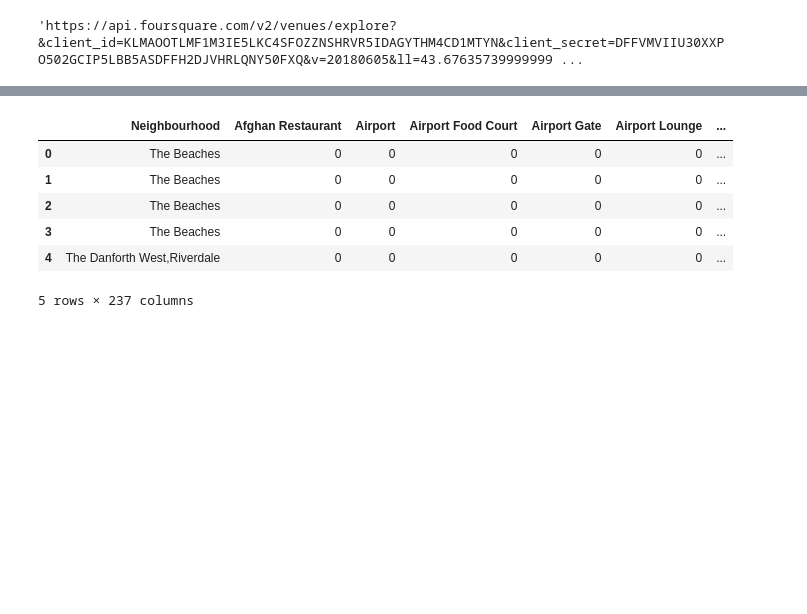
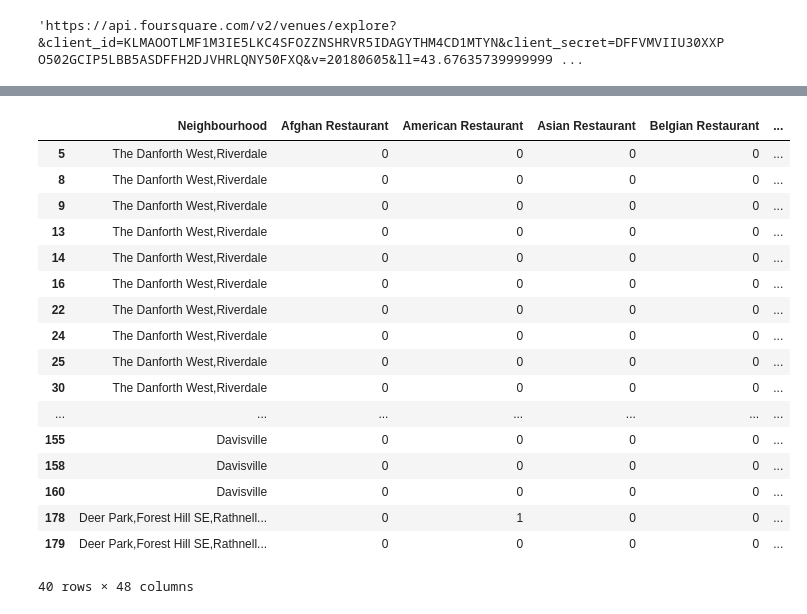
Before and after one commit to amsh1990/Coursera_Capstone, a Jupyter notebook: Toronto.ipynb, the cells around one changed output, grey strips where cells are left out. Drawn from its saved outputs; the diff is of its cells as text; code cells hidden in the pictures; blank space fills up the shorter version.

```diff
--- a/Toronto.ipynb
+++ b/Toronto.ipynb
@@ -298,7 +315,7 @@ CLIENT_SECRET:DFFVMVIIU30XXPO502GCIP5LBB5ASDFFH2DJVHRLQNY50FXQ
 
 LIMIT = 100 # limit of number of venues returned by Foursquare API
 
-radius = 500 # define radius
+radius = 750 # define radius
 
 for lat, long, neighbourhood in zip(Toronto_data['Latitude'], Toronto_data['Longitude'], Toronto_data['Neighbourhood']):
 
@@ -331,7 +348,7 @@ Latitude and longitude values of The Beaches are 43.67635739999999, -79.2930312.
 
 LIMIT = 100 # limit of number of venues returned by Foursquare API
 
-radius = 500 # define radius
+radius = 750 # define radius
 
  # create URL
 url = 'https://api.foursquare.com/v2/venues/explore?&client_id={}&client_secret={}&v={}&ll={},{}&radius={}&limit={}'.format(
@@ -479,0 +505,4 @@ Toronto_venues.head()
+# %%
+Toronto_foodvenuess=Toronto_venues[Toronto_venues['Venue Category'].str.contains(r"\bRestaurant\b", na= False)]
+print(Toronto_foodvenuess.shape)
+Toronto_foodvenuess.head(11)
@@ -479,0 +525,4 @@ Toronto_venues.head()
+# %%
+Toronto_foodvenues=Toronto_foodvenuess[~Toronto_foodvenuess['Venue Category'].str.match(r"\bRestaurant\b", na= False)]
+print(Toronto_foodvenues.shape)
+Toronto_foodvenues.head(11)
@@ -501,23 +564,34 @@ Toronto_venues.groupby('Neighbourhood').count()
 # %%
 # one hot encoding
-Toronto_onehot = pd.get_dummies(Toronto_venues[['Venue Category']], prefix="", prefix_sep="")
+Toronto_onehot = pd.get_dummies(Toronto_foodvenues[['Venue Category']], prefix="", prefix_sep="")
 
 # add neighborhood column back to dataframe
-Toronto_onehot['Neighbourhood'] = Toronto_venues['Neighbourhood']
+Toronto_onehot['Neighbourhood'] = Toronto_foodvenues['Neighbourhood']
 
 # move neighborhood column to the first column
 fixed_columns = [Toronto_onehot.columns[-1]] + list(Toronto_onehot.columns[:-1])
 Toronto_onehot = Toronto_onehot[fixed_columns]
 
-Toronto_onehot.head()
+Toronto_onehot.head(40)
 # %% [output]
-|  | Neighbourhood | Afghan Restaurant | Airport | Airport Food Court | Airport Gate | Airport Lounge | ... |
-| 0 | The Beaches | 0 | 0 | 0 | 0 | 0 | ... |
-| 1 | The Beaches | 0 | 0 | 0 | 0 | 0 | ... |
-| 2 | The Beaches | 0 | 0 | 0 | 0 | 0 | ... |
-| 3 | The Beaches | 0 | 0 | 0 | 0 | 0 | ... |
-| 4 | The Danforth West,Riverdale | 0 | 0 | 0 | 0 | 0 | ... |
+|  | Neighbourhood | Afghan Restaurant | American Restaurant | Asian Restaurant | Belgian Restaurant | ... |
+| 5 | The Danforth West,Riverdale | 0 | 0 | 0 | 0 | ... |
+| 8 | The Danforth West,Riverdale | 0 | 0 | 0 | 0 | ... |
+| 9 | The Danforth West,Riverdale | 0 | 0 | 0 | 0 | ... |
+| 13 | The Danforth West,Riverdale | 0 | 0 | 0 | 0 | ... |
+| 14 | The Danforth West,Riverdale | 0 | 0 | 0 | 0 | ... |
+| 16 | The Danforth West,Riverdale | 0 | 0 | 0 | 0 | ... |
+| 22 | The Danforth West,Riverdale | 0 | 0 | 0 | 0 | ... |
+| 24 | The Danforth West,Riverdale | 0 | 0 | 0 | 0 | ... |
+| 25 | The Danforth West,Riverdale | 0 | 0 | 0 | 0 | ... |
+| 30 | The Danforth West,Riverdale | 0 | 0 | 0 | 0 | ... |
+| ... | ... | ... | ... | ... | ... | ... |
+| 155 | Davisville | 0 | 0 | 0 | 0 | ... |
+| 158 | Davisville | 0 | 0 | 0 | 0 | ... |
+| 160 | Davisville | 0 | 0 | 0 | 0 | ... |
+| 178 | Deer Park,Forest Hill SE,Rathnell... | 0 | 1 | 0 | 0 | ... |
+| 179 | Deer Park,Forest Hill SE,Rathnell... | 0 | 0 | 0 | 0 | ... |
-5 rows × 237 columns
+40 rows × 48 columns
 # %%
 Toronto_grouped = Toronto_onehot.groupby('Neighbourhood').mean().reset_index()
 Toronto_grouped
```
Also changed, not shown: parts of 36 cells of this notebook, 1 other file.
